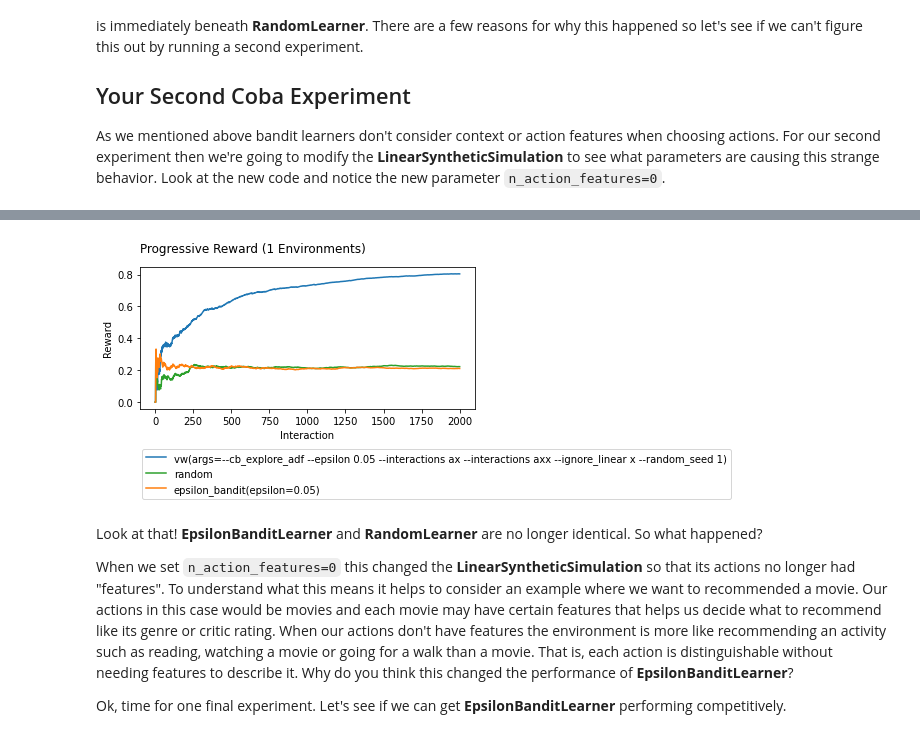
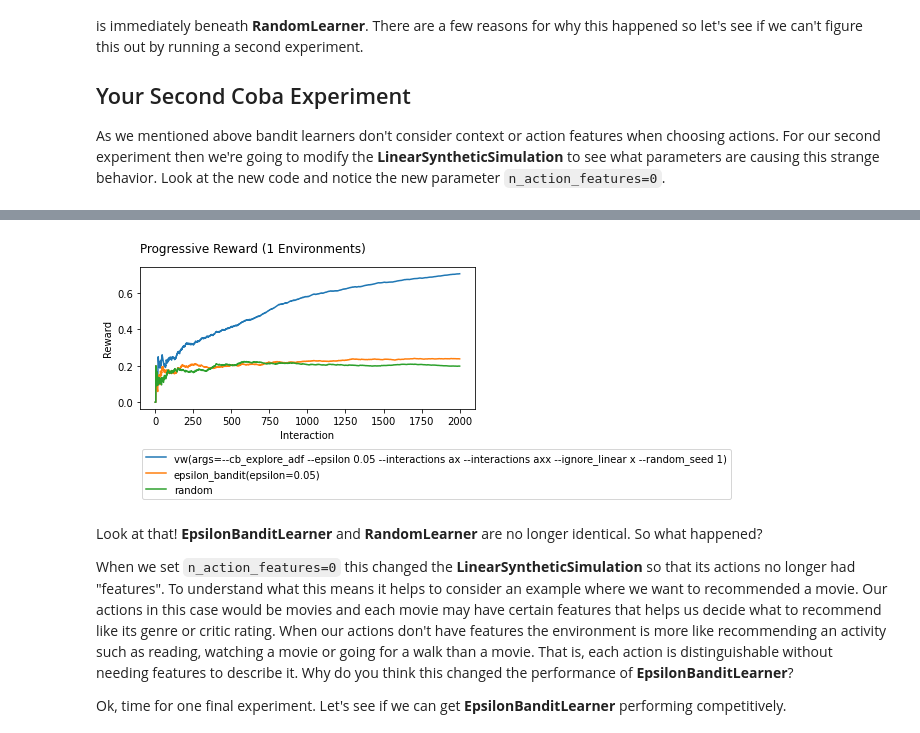
Before and after one commit to VowpalWabbit/coba, a Jupyter notebook: examples/notebooks/First Experiment.ipynb, the cells around one changed output, grey strips where cells are left out. Saved outputs shown, nothing was run; the diff lists cells and outputs as text; code cells hidden in the pictures.

```diff
--- a/examples/notebooks/First Experiment.ipynb
+++ b/examples/notebooks/First Experiment.ipynb
@@ -56,7 +56,7 @@ As we mentioned above bandit learners don't consider context or action features
 # %%
 import coba as cb
 
-environments = cb.Environments.from_linear_synthetic(2000,n_action_features=0).cache().binary()
+environments = cb.Environments.from_linear_synthetic(2000,n_action_features=0,seed=2).binary()
 learners     = [ cb.VowpalEpsilonLearner(), cb.EpsilonBanditLearner(), cb.RandomLearner()]
 
 cb.Experiment(environments, learners).run().plot_learners()
@@ -72,4 +72,4 @@ cb.Experiment(environments, learners).run().plot_learners()
-[figure, old version]
+[figure, new version]
 # %% [markdown]
 Look at that! **EpsilonBanditLearner** and **RandomLearner** are no longer identical. So what happened?
 
```
Also changed, not shown: parts of 3 cells of this notebook, 5 other files.
